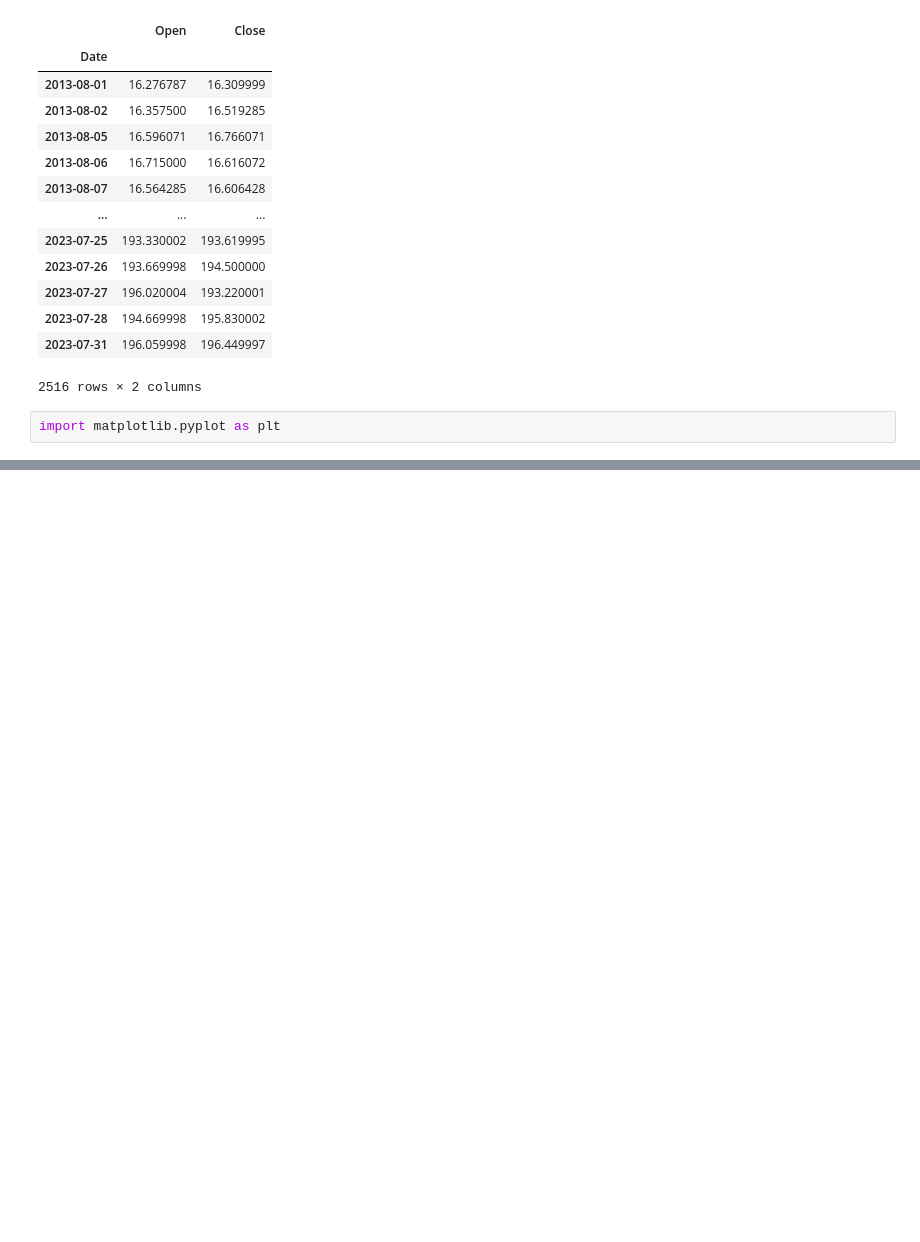
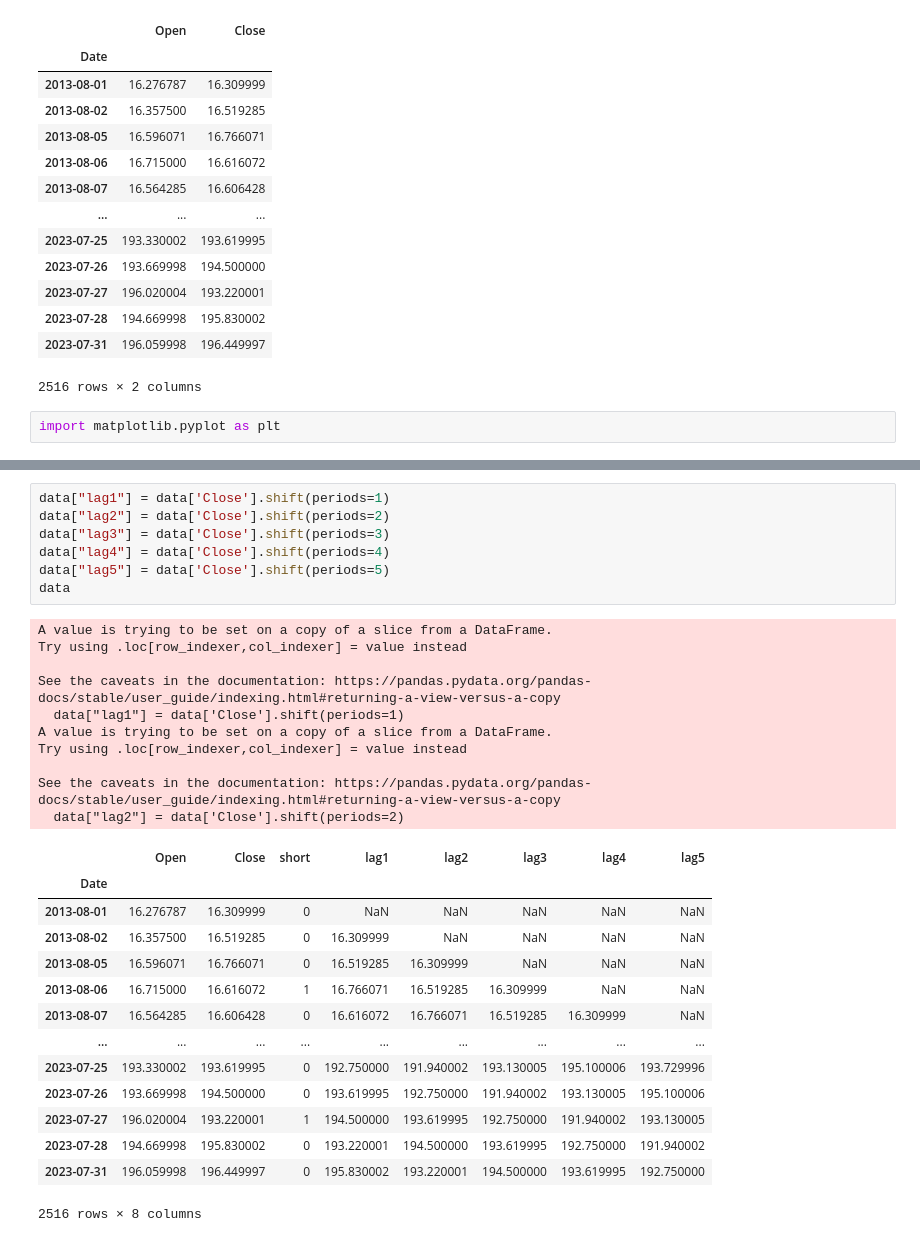
Before and after one commit to bhardwajshivam/Optimizing-Order-Execution-Strategy-for-HFT, a Jupyter notebook: Data_Collection.ipynb, the cells around one changed output, grey strips where cells are left out. Cells and saved outputs as stored; diff of their text form; blank space fills up the shorter version.

```diff
--- a/Data_Collection.ipynb
+++ b/Data_Collection.ipynb
@@ -90,0 +133,32 @@ plt.show()
+# %%
+data["lag1"] = data['Close'].shift(periods=1)
+data["lag2"] = data['Close'].shift(periods=2)
+data["lag3"] = data['Close'].shift(periods=3)
+data["lag4"] = data['Close'].shift(periods=4)
+data["lag5"] = data['Close'].shift(periods=5)
+data
+# %% [output]
+A value is trying to be set on a copy of a slice from a DataFrame.
+Try using .loc[row_indexer,col_indexer] = value instead
+
+See the caveats in the documentation: https://pandas.pydata.org/pandas-docs/stable/user_guide/indexing.html#returning-a-view-versus-a-copy
+  data["lag1"] = data['Close'].shift(periods=1)
+A value is trying to be set on a copy of a slice from a DataFrame.
+Try using .loc[row_indexer,col_indexer] = value instead
+
+See the caveats in the documentation: https://pandas.pydata.org/pandas-docs/stable/user_guide/indexing.html#returning-a-view-versus-a-copy
+  data["lag2"] = data['Close'].shift(periods=2)
+|  | Open | Close | short | lag1 | lag2 | lag3 | lag4 | lag5 |
+| Date |  |  |  |  |  |  |  |  |
+| 2013-08-01 | 16.276787 | 16.309999 | 0 | NaN | NaN | NaN | NaN | NaN |
+| 2013-08-02 | 16.357500 | 16.519285 | 0 | 16.309999 | NaN | NaN | NaN | NaN |
+| 2013-08-05 | 16.596071 | 16.766071 | 0 | 16.519285 | 16.309999 | NaN | NaN | NaN |
+| 2013-08-06 | 16.715000 | 16.616072 | 1 | 16.766071 | 16.519285 | 16.309999 | NaN | NaN |
+| 2013-08-07 | 16.564285 | 16.606428 | 0 | 16.616072 | 16.766071 | 16.519285 | 16.309999 | NaN |
+| ... | ... | ... | ... | ... | ... | ... | ... | ... |
+| 2023-07-25 | 193.330002 | 193.619995 | 0 | 192.750000 | 191.940002 | 193.130005 | 195.100006 | 193.729996 |
+| 2023-07-26 | 193.669998 | 194.500000 | 0 | 193.619995 | 192.750000 | 191.940002 | 193.130005 | 195.100006 |
+| 2023-07-27 | 196.020004 | 193.220001 | 1 | 194.500000 | 193.619995 | 192.750000 | 191.940002 | 193.130005 |
+| 2023-07-28 | 194.669998 | 195.830002 | 0 | 193.220001 | 194.500000 | 193.619995 | 192.750000 | 191.940002 |
+| 2023-07-31 | 196.059998 | 196.449997 | 0 | 195.830002 | 193.220001 | 194.500000 | 193.619995 | 192.750000 |
+2516 rows × 8 columns
```
Also changed, not shown: parts of 7 cells of this notebook.
